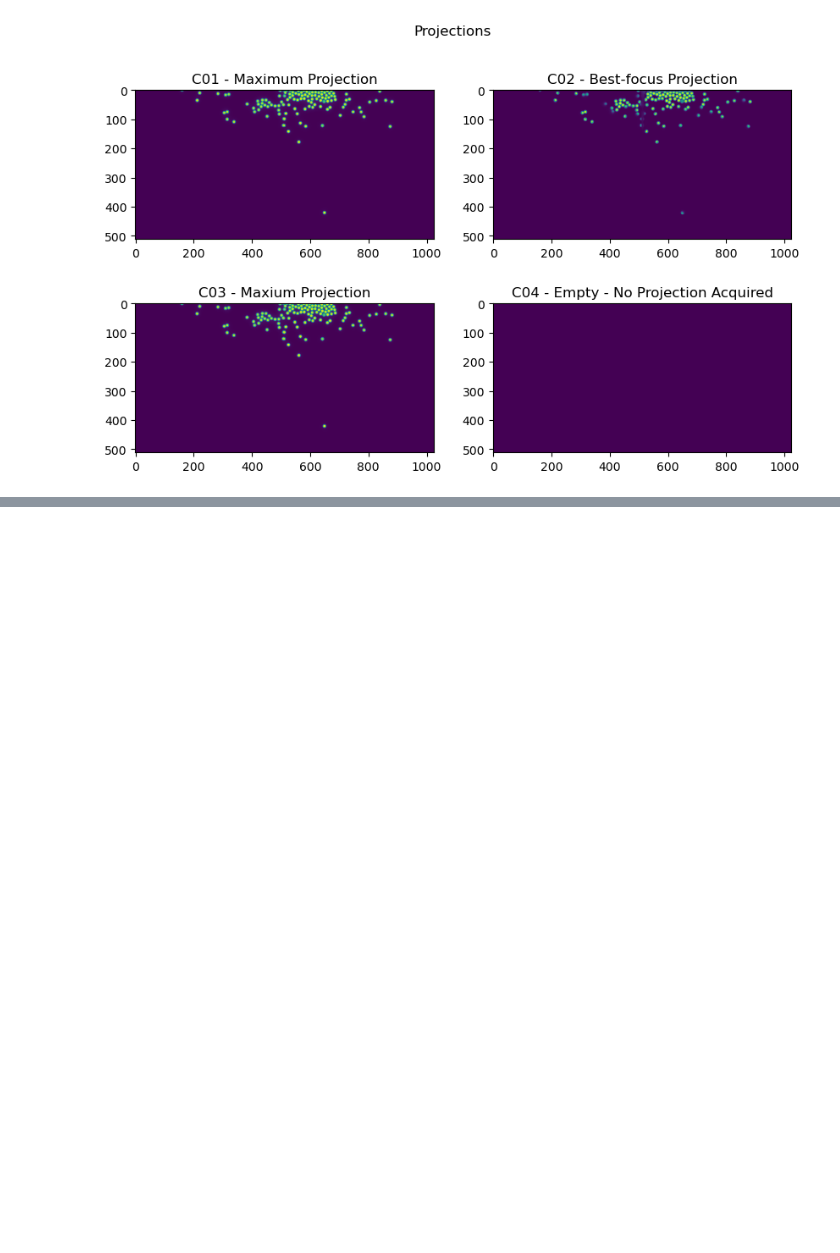
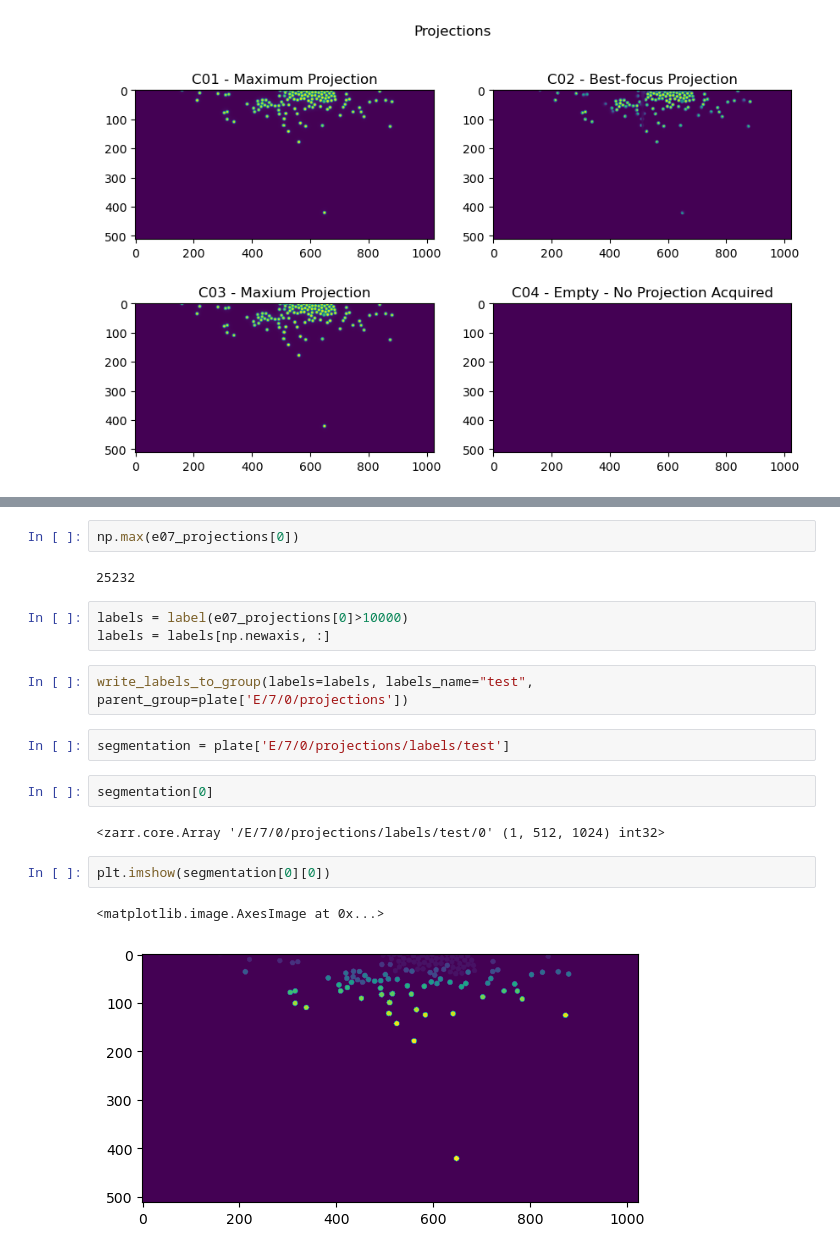
Before and after one commit to fmi-faim/faim-ipa, a Jupyter notebook: examples/Create ome-zarr from Z-Stack Multi-Field Acquisition.ipynb, the cells around one changed output, grey strips where cells are left out. Cells and saved outputs as stored; diff of their text form; blank space fills up the shorter version.

```diff
--- a/examples/Create ome-zarr from Z-Stack Multi-Field Acquisition.ipynb
+++ b/examples/Create ome-zarr from Z-Stack Multi-Field Acquisition.ipynb
@@ -212,0 +219,20 @@ plt.suptitle("Projections");
+# %%
+np.max(e07_projections[0])
+# %% [output]
+25232
+# %%
+labels = label(e07_projections[0]>10000)
+labels = labels[np.newaxis, :]
+# %%
+write_labels_to_group(labels=labels, labels_name="test", parent_group=plate['E/7/0/projections'])
+# %%
+segmentation = plate['E/7/0/projections/labels/test']
+# %%
+segmentation[0]
+# %% [output]
+<zarr.core.Array '/E/7/0/projections/labels/test/0' (1, 512, 1024) int32>
+# %%
+plt.imshow(segmentation[0][0])
+# %% [output]
+<matplotlib.image.AxesImage at 0x...>
+[figure, added]
```
Also changed, not shown: parts of 3 cells of this notebook, 2 other files.
